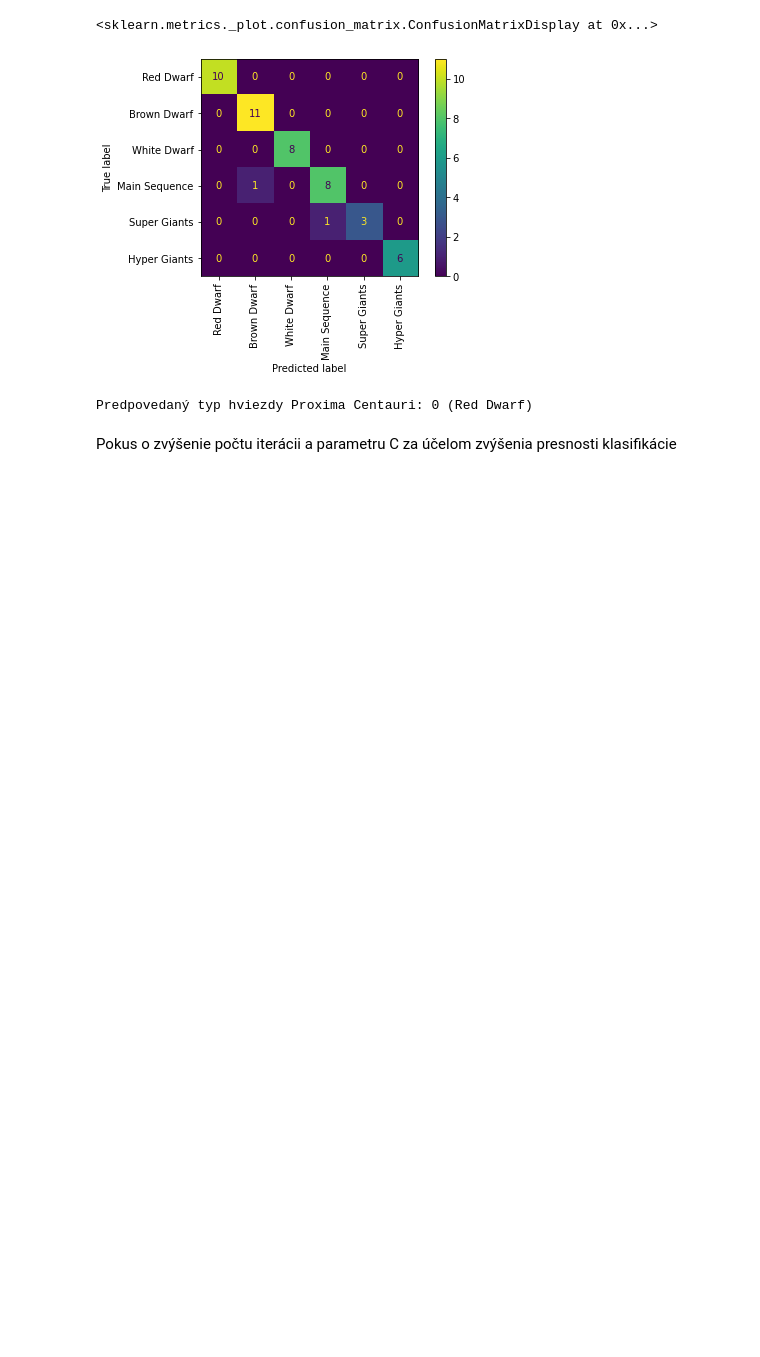
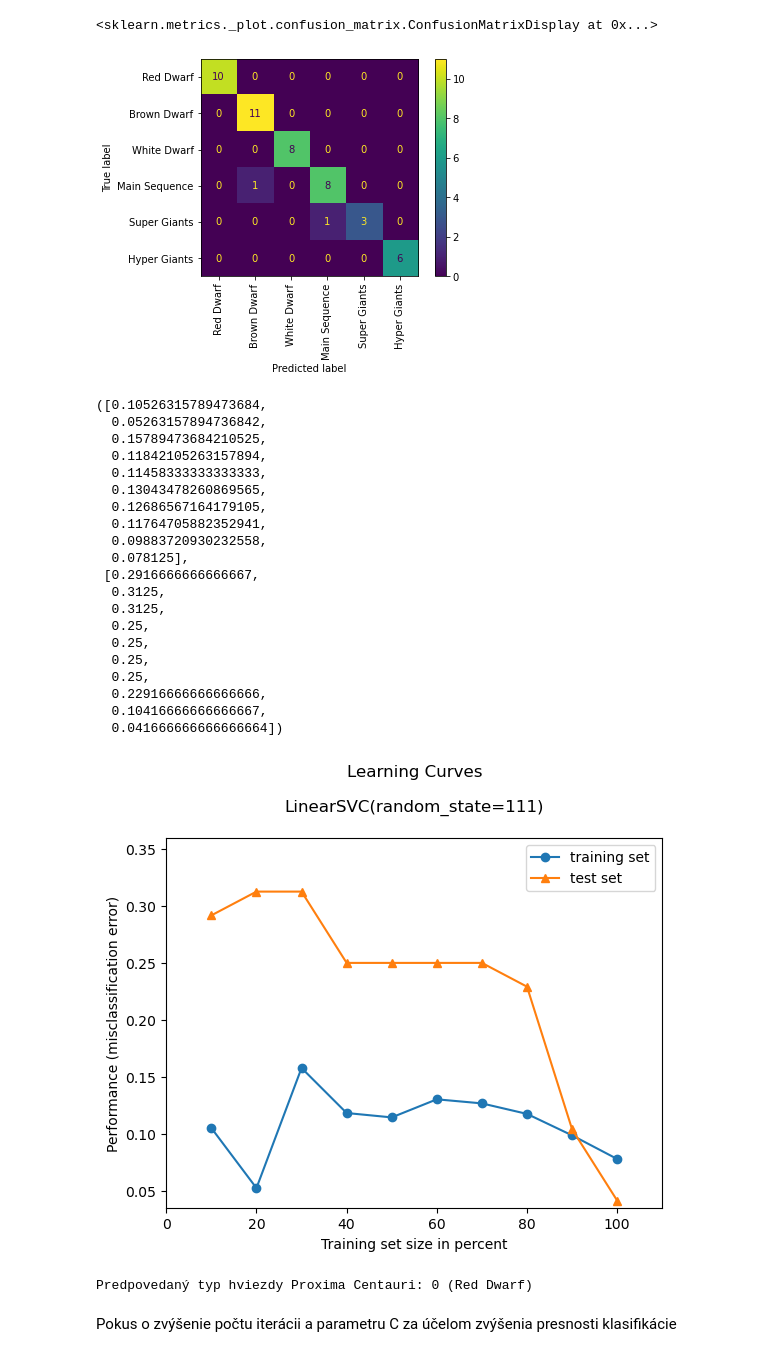
Before and after one commit to adamzv/Zverka_NS2021, a Jupyter notebook: zverka_stars_classification.ipynb, the cells around one changed output. Drawn from its saved outputs; the diff is of its cells as text; code cells hidden in the pictures; blank space fills up the shorter version.

```diff
--- a/zverka_stars_classification.ipynb
+++ b/zverka_stars_classification.ipynb
@@ -292,8 +288,30 @@ plot_confusion_matrix(linSVC, X_test_scaled, Y_test, display_labels=labels, xtic
 # %% [output]
 <sklearn.metrics._plot.confusion_matrix.ConfusionMatrixDisplay at 0x...>
 [figure]
-# %%
-plot_learning_curve(linSVC, X_train_scaled, Y_train)
+# %%
+plot_learning_curves(X_train_scaled, Y_train, X_test_scaled, Y_test, linSVC, style="default")
+# %% [output]
+([0.10526315789473684,
+  0.05263157894736842,
+  0.15789473684210525,
+  0.11842105263157894,
+  0.11458333333333333,
+  0.13043478260869565,
+  0.12686567164179105,
+  0.11764705882352941,
+  0.09883720930232558,
+  0.078125],
+ [0.2916666666666667,
+  0.3125,
+  0.3125,
+  0.25,
+  0.25,
+  0.25,
+  0.25,
+  0.22916666666666666,
+  0.10416666666666667,
+  0.041666666666666664])
+[figure, added]
 # %%
 # príklad: Proxima Centauri je správne klasifikovaná ako Red Dwarf
 # https://en.wikipedia.org/wiki/Proxima_Centauri
```
Also changed, not shown: parts of 19 cells of this notebook.
